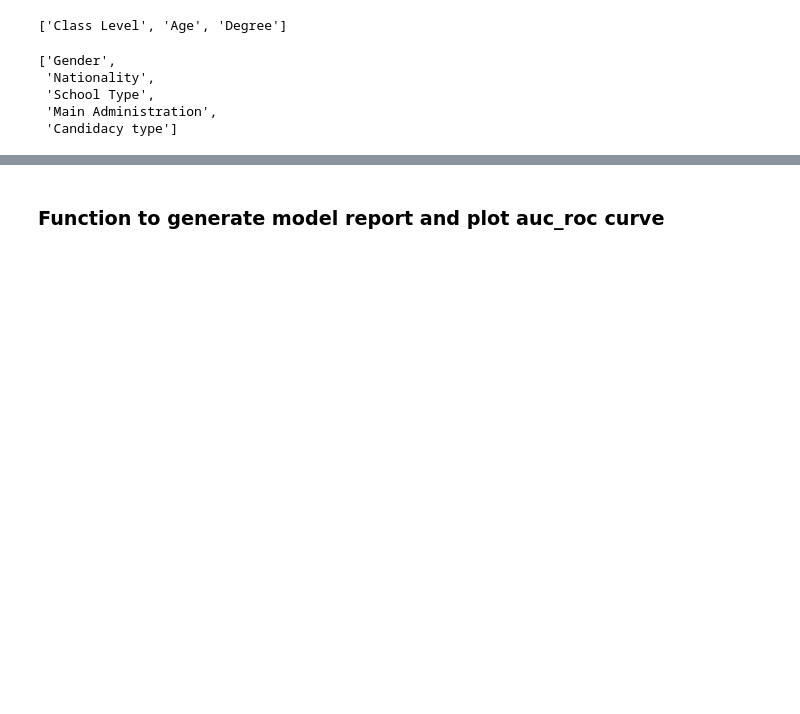
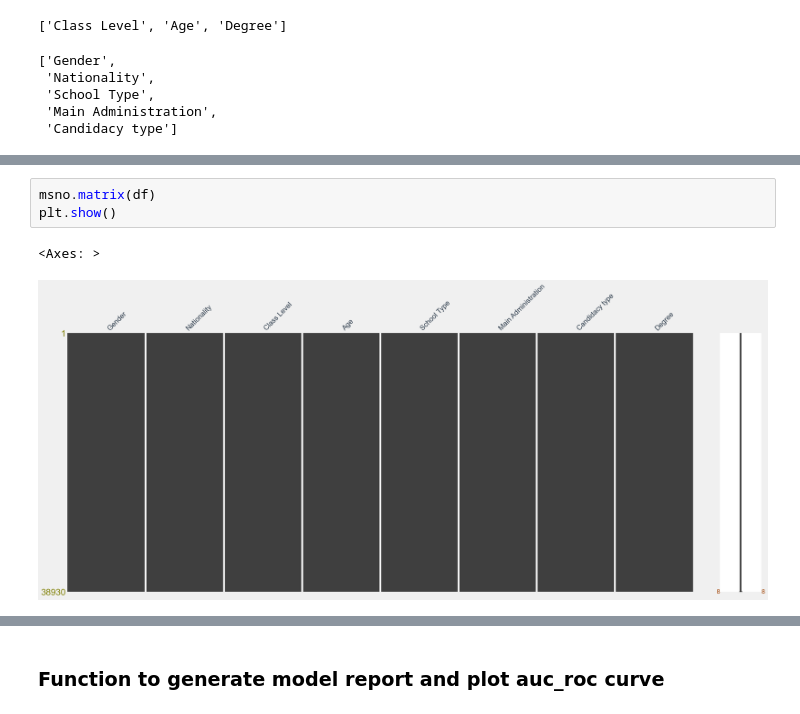
Before and after one commit to Wahaj-Raza/Cognitive-Environmental-Analysis, a Jupyter notebook: Cognitive Environmental Analysis Student Grade Prediction.ipynb, the cells around one changed output, grey strips where cells are left out. Cells and saved outputs as stored; diff of their text form; blank space fills up the shorter version.

```diff
--- a/Cognitive Environmental Analysis Student Grade Prediction.ipynb
+++ b/Cognitive Environmental Analysis Student Grade Prediction.ipynb
@@ -135,0 +208,6 @@ plt.show()
+# %%
+msno.matrix(df)
+plt.show()
+# %% [output]
+<Axes: >
+[figure, added]
```
Also changed, not shown: parts of 51 cells of this notebook.
